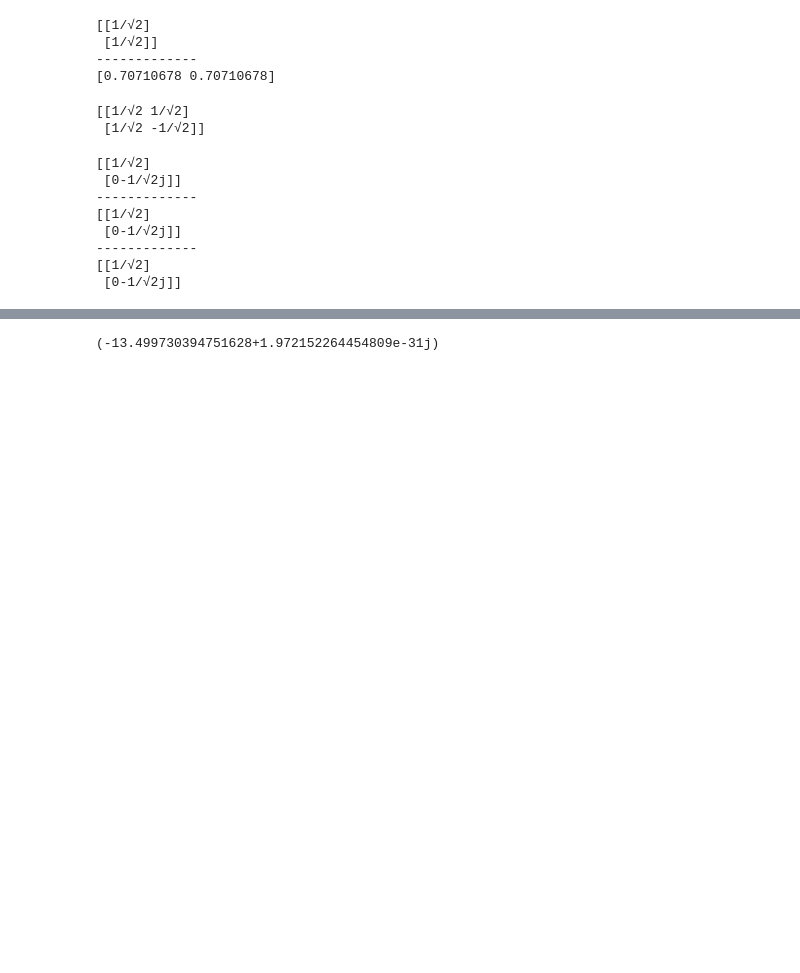
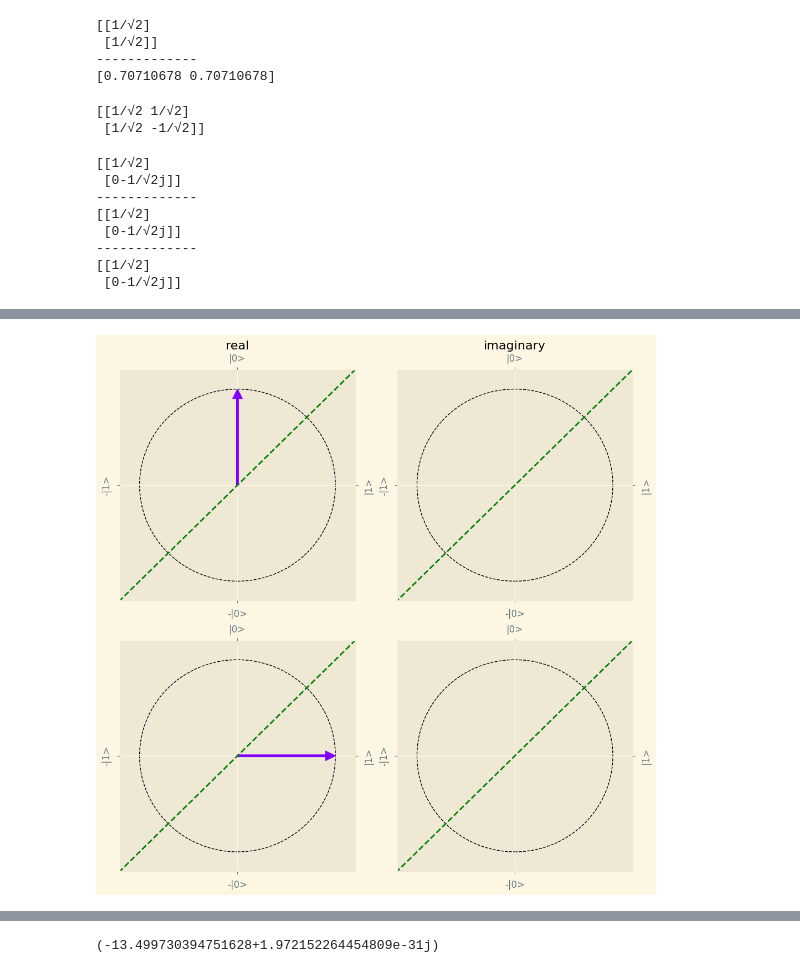
Before and after one commit to TimRoss/QuantumHelpers, a Jupyter notebook: Demo.ipynb, the cells around one changed output, grey strips where cells are left out. Drawn from its saved outputs; the diff is of its cells as text; code cells hidden in the pictures; blank space fills up the shorter version.

```diff
--- a/Demo.ipynb
+++ b/Demo.ipynb
@@ -186,0 +167,6 @@ b.print()
+# %%
+# Multiple qubits can also be drawn and will get their own graph
+a = qh.eval("|01>")
+a.draw()
+# %% [output]
+[figure, added]
```
Also changed, not shown: parts of 16 cells of this notebook, 1 other file.
